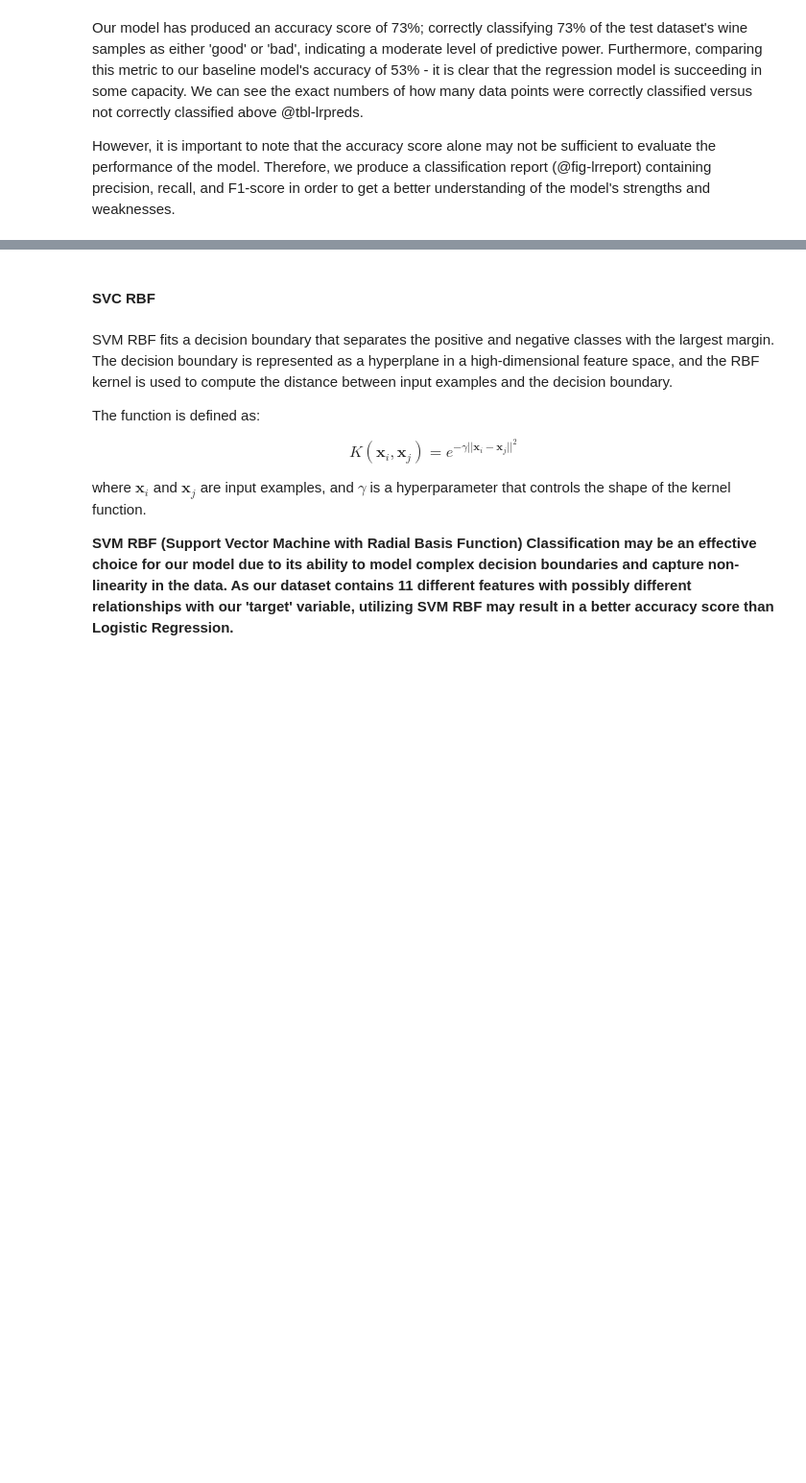
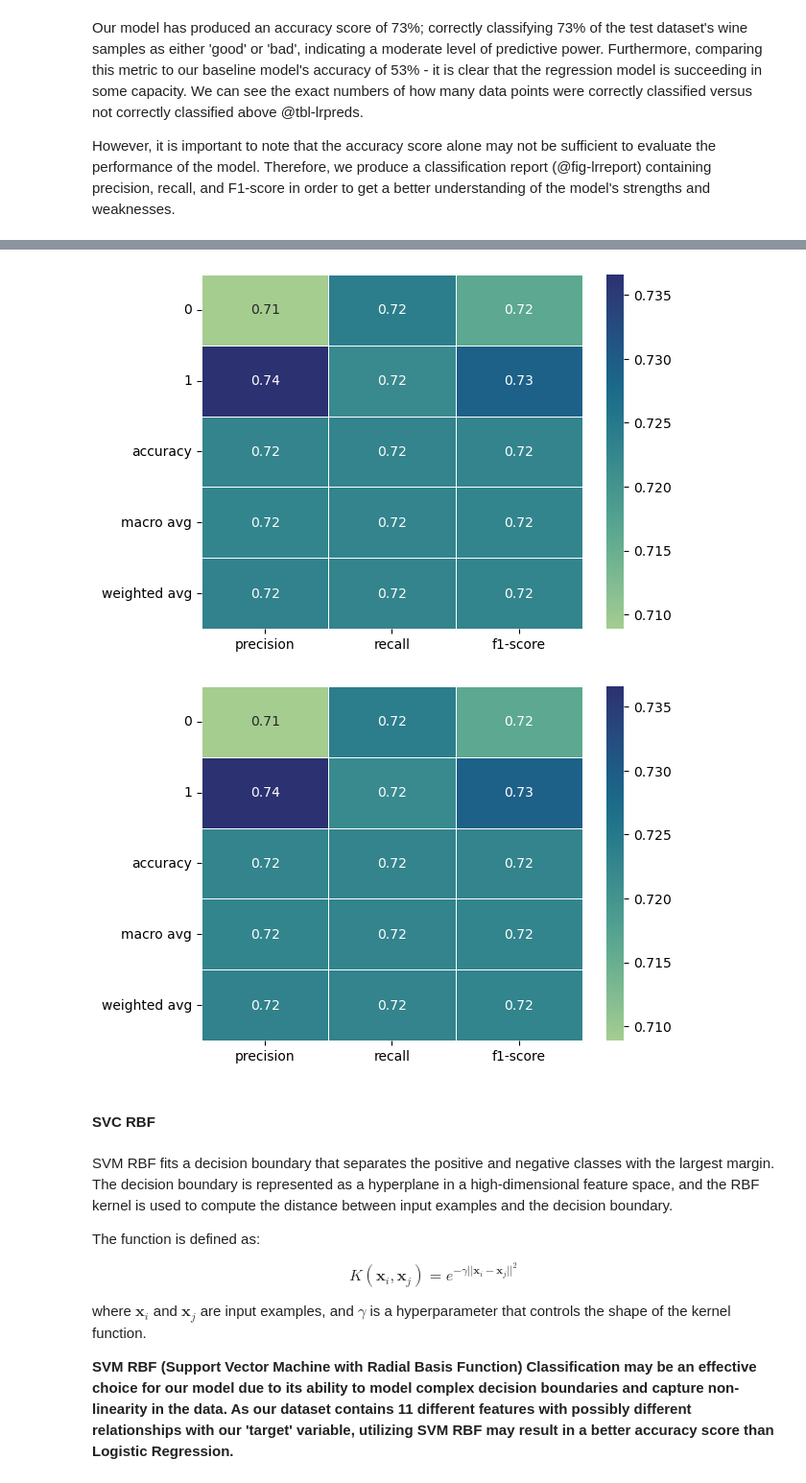
Before and after one commit to DSCI-310/is-it-good-wine, a Jupyter notebook: wineclassification.ipynb, the cells around one changed output, grey strips where cells are left out. Shown at 96% size. Saved outputs shown, nothing was run; the diff lists cells and outputs as text; code cells hidden in the pictures; blank space fills up the shorter version.

```diff
--- a/wineclassification.ipynb
+++ b/wineclassification.ipynb
@@ -269,3 +279,8 @@ However, it is important to note that the accuracy score alone may not be suffic
+# %%
+class_report(pipe, X_test, y_test)
+# %% [output]
+[figure, added]
+[figure, added]
 # %% [markdown]
 #### SVC RBF
 # %% [markdown]
```
Also changed, not shown: parts of 31 cells of this notebook, 2 other files.
